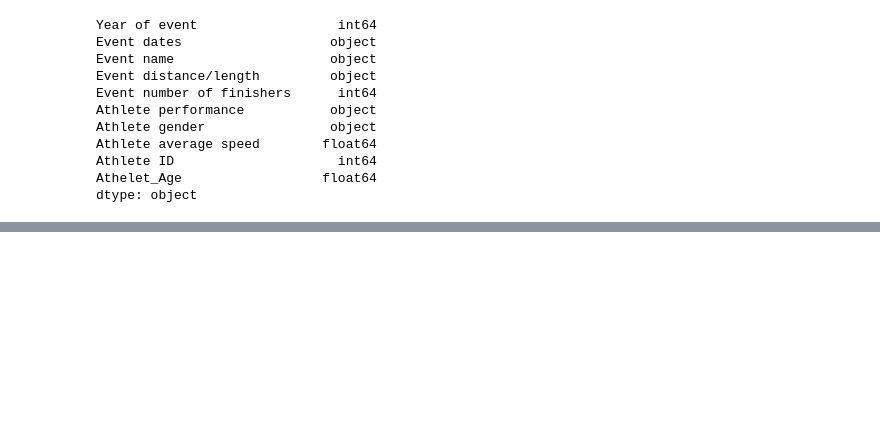
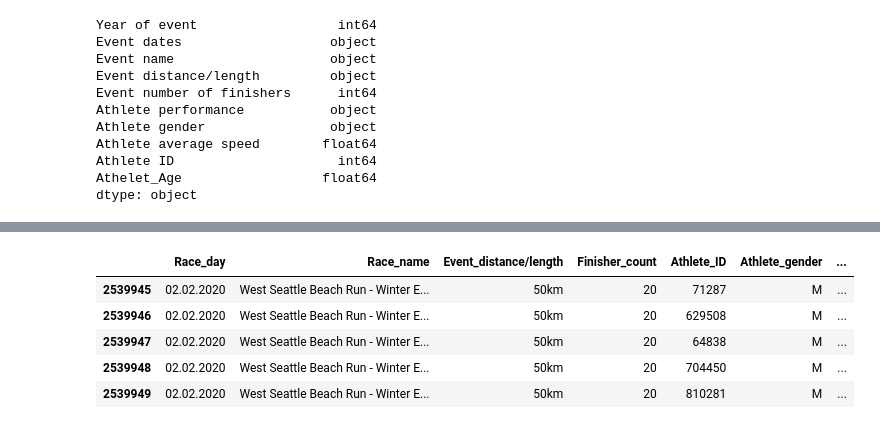
Before and after one commit to Venkatvj95/Explotary_Data_Analysis, a Jupyter notebook: Explotary_Data_Analysis.ipynb, the cells around one changed output, grey strips where cells are left out. Saved outputs shown, nothing was run; the diff lists cells and outputs as text; code cells hidden in the pictures; blank space fills up the shorter version.

```diff
--- a/Explotary_Data_Analysis.ipynb
+++ b/Explotary_Data_Analysis.ipynb
@@ -298,0 +323,11 @@ dtype: object
+# %%
+df3 = df2[['Race_day','Race_name','Event_distance/length','Finisher_count','Athlete_ID','Athlete_gender','Athlete_performance','Athlete_average_speed','Athelet_Age','Year']]
+# %%
+df3.head()
+# %% [output]
+|  | Race_day | Race_name | Event_distance/length | Finisher_count | Athlete_ID | Athlete_gender | ... |
+| 2539945 | 02.02.2020 | West Seattle Beach Run - Winter E... | 50km | 20 | 71287 | M | ... |
+| 2539946 | 02.02.2020 | West Seattle Beach Run - Winter E... | 50km | 20 | 629508 | M | ... |
+| 2539947 | 02.02.2020 | West Seattle Beach Run - Winter E... | 50km | 20 | 64838 | M | ... |
+| 2539948 | 02.02.2020 | West Seattle Beach Run - Winter E... | 50km | 20 | 704450 | M | ... |
+| 2539949 | 02.02.2020 | West Seattle Beach Run - Winter E... | 50km | 20 | 810281 | M | ... |
```
Also changed, not shown: parts of 6 cells of this notebook.
